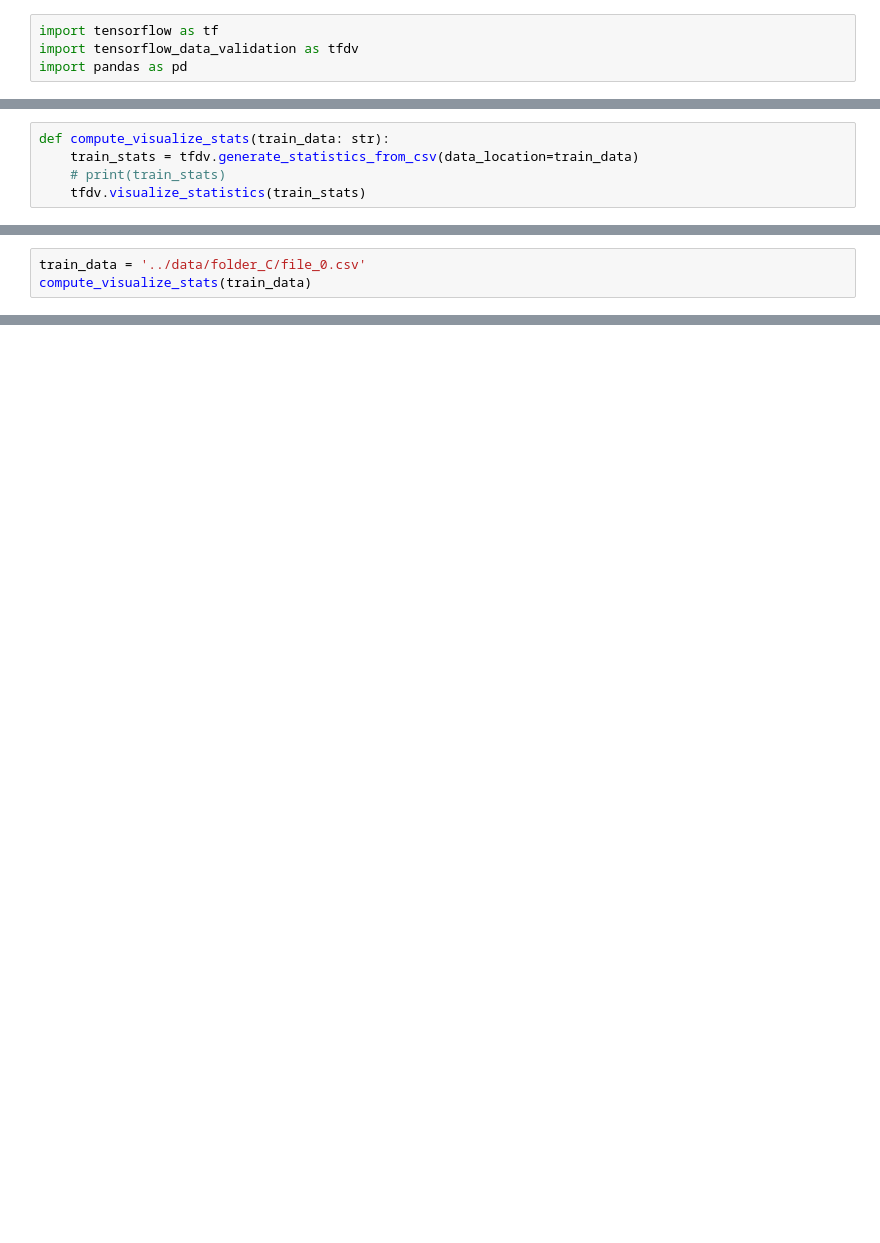
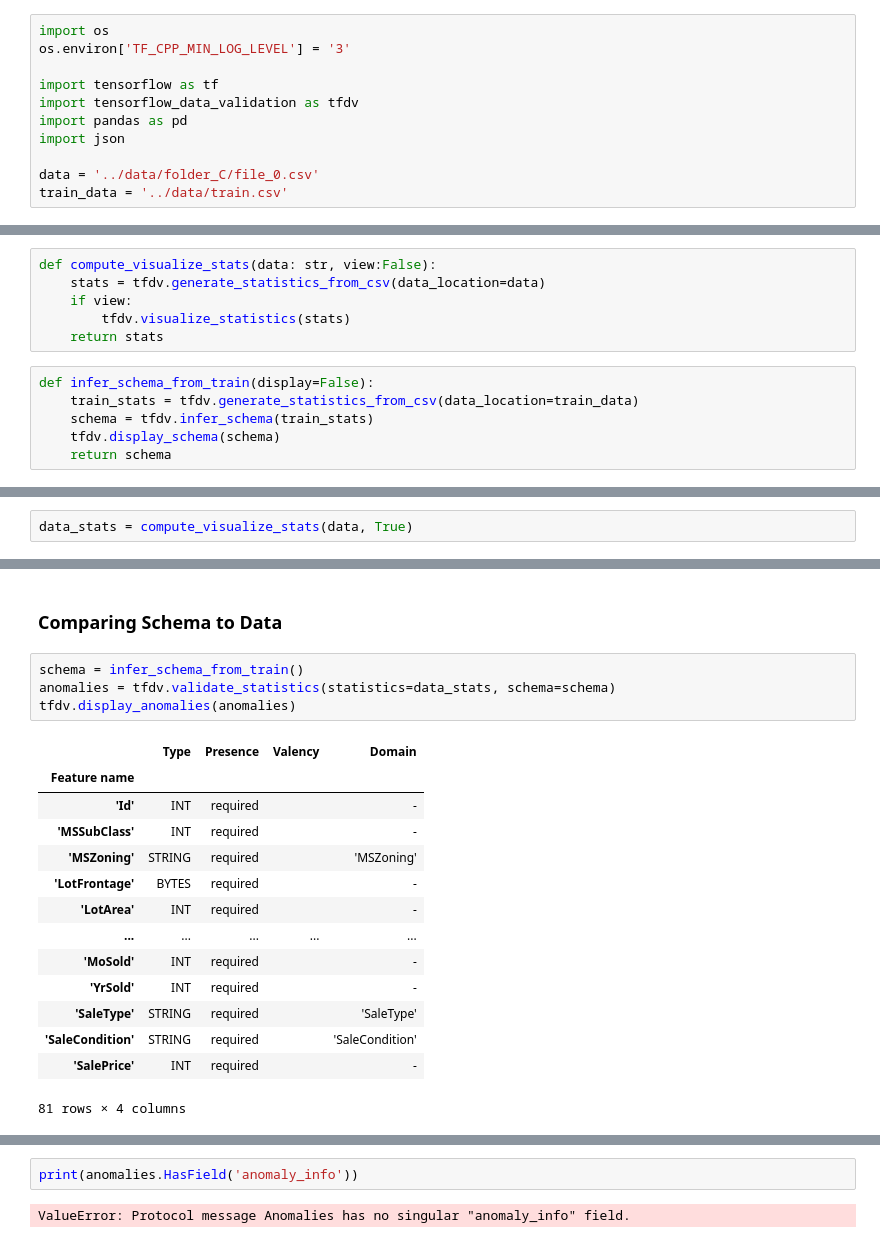
Before and after one commit to radtklau/dsp23-project, a Jupyter notebook: util/data_validation.ipynb, the cells around one changed output, grey strips where cells are left out. Saved outputs shown, nothing was run; the diff lists cells and outputs as text; blank space fills up the shorter version.

```diff
--- a/util/data_validation.ipynb
+++ b/util/data_validation.ipynb
@@ -1,4 +1,11 @@
 # %%
+import os
+os.environ['TF_CPP_MIN_LOG_LEVEL'] = '3'
+
 import tensorflow as tf
 import tensorflow_data_validation as tfdv
 import pandas as pd
+import json
+
+data = '../data/folder_C/file_0.csv'
+train_data = '../data/train.csv'
@@ -14,5 +12,12 @@ To enable the following instructions: AVX2 FMA, in other operations, rebuild Ten
 # %%
-def compute_visualize_stats(train_data: str):
-    train_stats = tfdv.generate_statistics_from_csv(data_location=train_data)
-    # print(train_stats)
-    tfdv.visualize_statistics(train_stats)
+def compute_visualize_stats(data: str, view:False):
+    stats = tfdv.generate_statistics_from_csv(data_location=data)
+    if view:
+        tfdv.visualize_statistics(stats)
+    return stats
+# %%
+def infer_schema_from_train(display=False):
+    train_stats = tfdv.generate_statistics_from_csv(data_location=train_data)
+    schema = tfdv.infer_schema(train_stats)
+    tfdv.display_schema(schema)
+    return schema
@@ -19,4 +26,3 @@ def compute_visualize_stats(train_data: str):
 # %%
-train_data = '../data/folder_C/file_0.csv'
-compute_visualize_stats(train_data)
+data_stats = compute_visualize_stats(data, True)
 # %% [output]
@@ -33 +29,22 @@ Use eager execution and:
 [interactive output not drawn]
+# %% [markdown]
+### Comparing Schema to Data
+# %%
+schema = infer_schema_from_train()
+anomalies = tfdv.validate_statistics(statistics=data_stats, schema=schema)
+tfdv.display_anomalies(anomalies)
+# %% [output]
+|  | Type | Presence | Valency | Domain |
+| Feature name |  |  |  |  |
+| 'Id' | INT | required |  | - |
+| 'MSSubClass' | INT | required |  | - |
+| 'MSZoning' | STRING | required |  | 'MSZoning' |
+| 'LotFrontage' | BYTES | required |  | - |
+| 'LotArea' | INT | required |  | - |
+| ... | ... | ... | ... | ... |
+| 'MoSold' | INT | required |  | - |
+| 'YrSold' | INT | required |  | - |
+| 'SaleType' | STRING | required |  | 'SaleType' |
+| 'SaleCondition' | STRING | required |  | 'SaleCondition' |
+| 'SalePrice' | INT | required |  | - |
+81 rows × 4 columns
@@ -33,0 +80,4 @@ Use eager execution and:
+# %%
+print(anomalies.HasField('anomaly_info'))
+# %% [output]
+ValueError: Protocol message Anomalies has no singular "anomaly_info" field.
```
Also changed, not shown: parts of 4 cells of this notebook, 1 other file.
